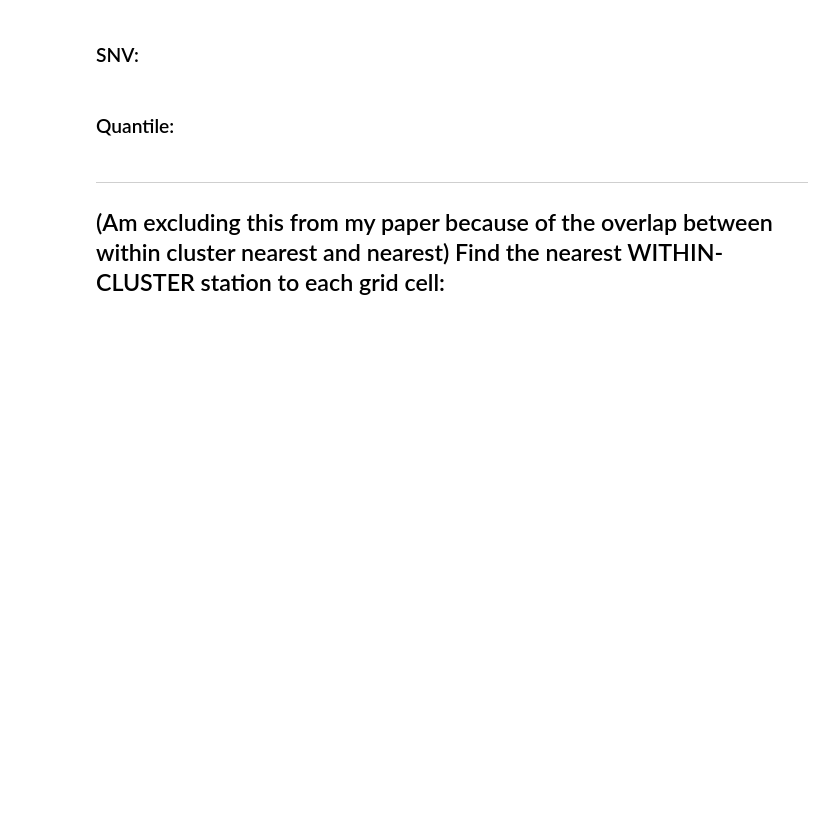
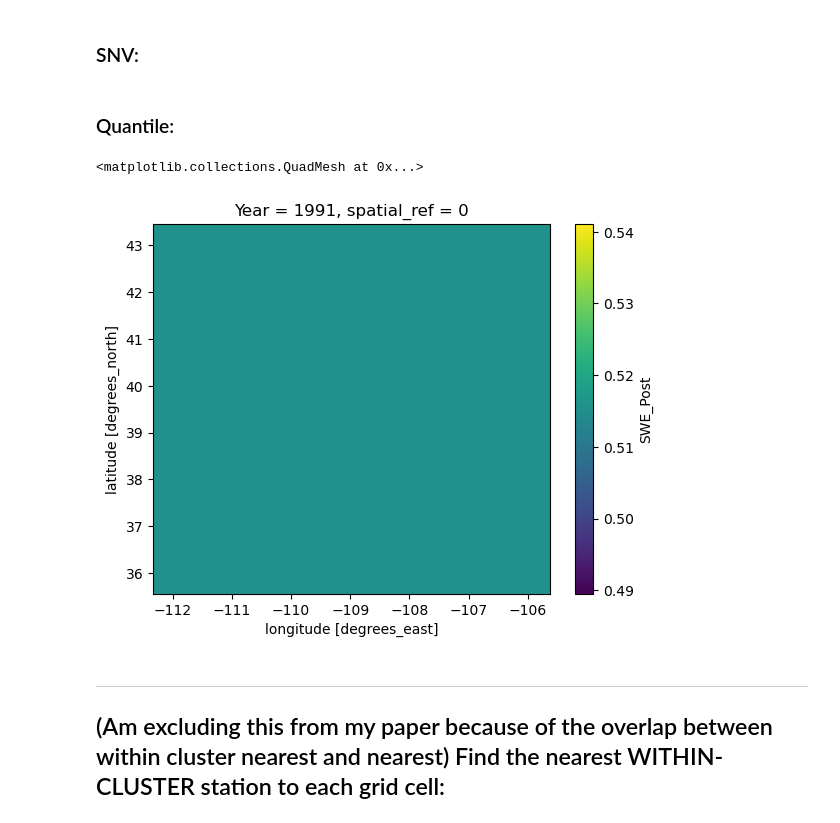
Before and after one commit to bessoh2/correlated-domains, a Jupyter notebook: notebooks/intermediate_file_production.ipynb, the cells around one changed output. Drawn from its saved outputs; the diff is of its cells as text; code cells hidden in the pictures; blank space fills up the shorter version.

Commit message:
checking quantile mapping work

```diff
--- a/notebooks/intermediate_file_production.ipynb
+++ b/notebooks/intermediate_file_production.ipynb
@@ -273,9 +273,9 @@ mean_snv_wus_coarse.to_netcdf('../data/calculated_swe/intermediate_ncs/mean_snv_
 # %% [markdown]
 ### Quantile:
 # %%
-mean_quantile_wus_coarse = xr.full_like(swe.SWE_Post, np.nan)
+median_quantile_wus_coarse = xr.full_like(swe.SWE_Post, np.nan)
 # %%
 for year in np.arange(0,32):
     for cluster in stations_ucrb['sampled_clusters_wus_8xcoarse'].unique():
-        mean_quantile_wus_coarse[year] = mean_quantile_wus_coarse[year].where(clusters_wus_8xcoarse_match != cluster, lambda x: stations_ucrb[(stations_ucrb.index.get_level_values(1) == (year+1990)) & (stations_ucrb['sampled_clusters_wus_8xcoarse']==cluster)]['quantile_q8'].mean())
+        median_quantile_wus_coarse[year] = median_quantile_wus_coarse[year].where(clusters_wus_8xcoarse_match != cluster, lambda x: stations_ucrb[(stations_ucrb.index.get_level_values(1) == (year+1990)) & (stations_ucrb['sampled_clusters_wus_8xcoarse']==cluster)]['quantile_q8'].median())
 # %%
@@ -349,8 +349,8 @@ mean_snv_ucrb_all.to_netcdf('../data/calculated_swe/intermediate_ncs/mean_snv_uc
 # %% [markdown]
 ### Quantile:
 # %%
-mean_quantile_ucrb_all = xr.full_like(swe.SWE_Post, np.nan)
+median_quantile_ucrb_all = xr.full_like(swe.SWE_Post, np.nan)
 # %%
 for year in np.arange(0,32):
-    mean_quantile_ucrb_all[year] = stations_ucrb[(stations_ucrb.index.get_level_values(1) == (year+1990))]['quantile_q8'].mean()
+    median_quantile_ucrb_all[year] = stations_ucrb[(stations_ucrb.index.get_level_values(1) == (year+1990))]['quantile_q8'].median()
 # %%
@@ -358,3 +358,8 @@ mean_quantile_ucrb_all.to_netcdf('../data/calculated_swe/intermediate_ncs/mean_q
+# %%
+median_quantile_ucrb_all[1].plot()
+# %% [output]
+<matplotlib.collections.QuadMesh at 0x...>
+[figure, added]
 # %% [markdown]
 _________
 ## (Am excluding this from my paper because of the overlap between within cluster nearest and nearest) Find the nearest WITHIN-CLUSTER station to each grid cell:
```
Also changed, not shown: parts of 2 cells of this notebook, 4 other files.
